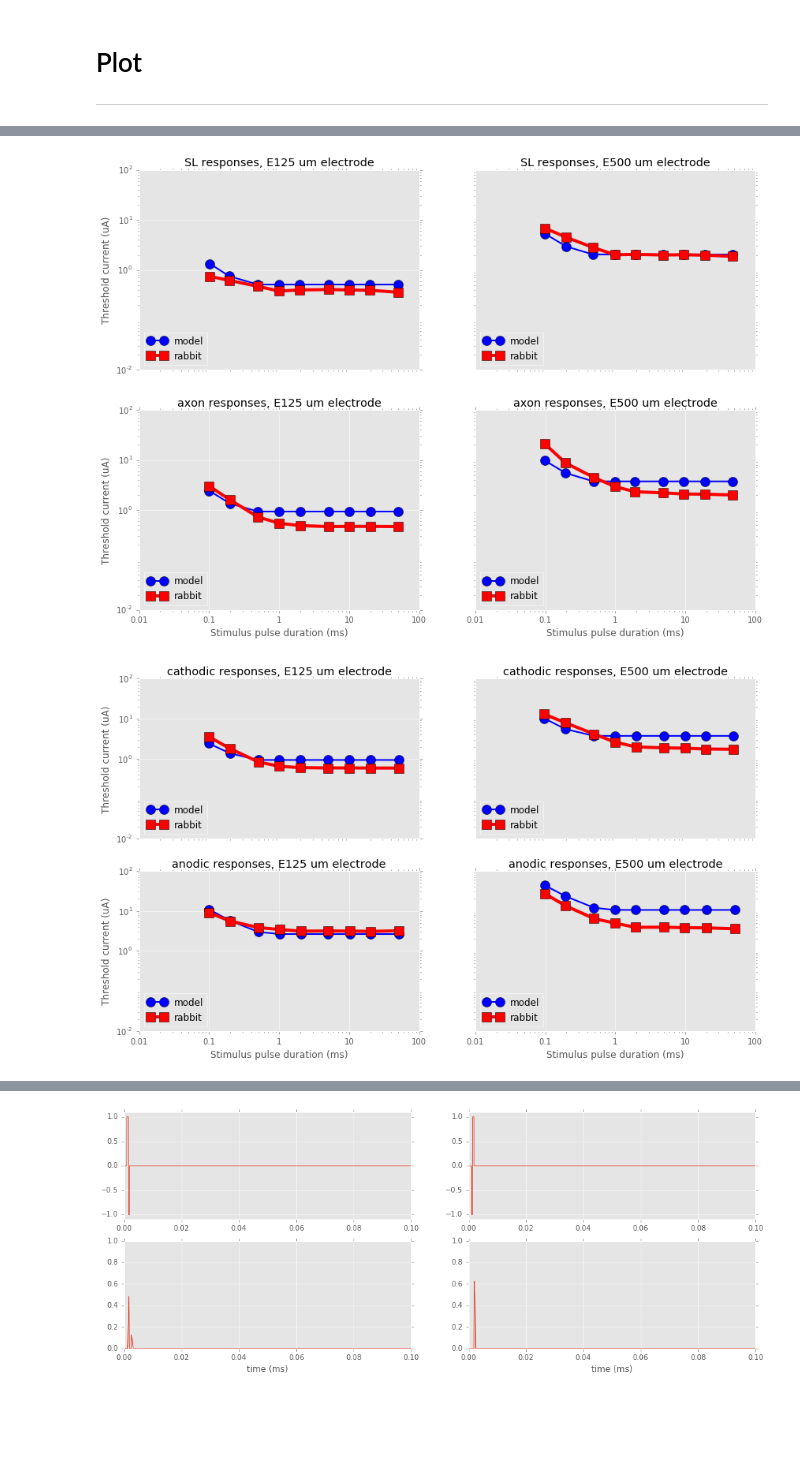
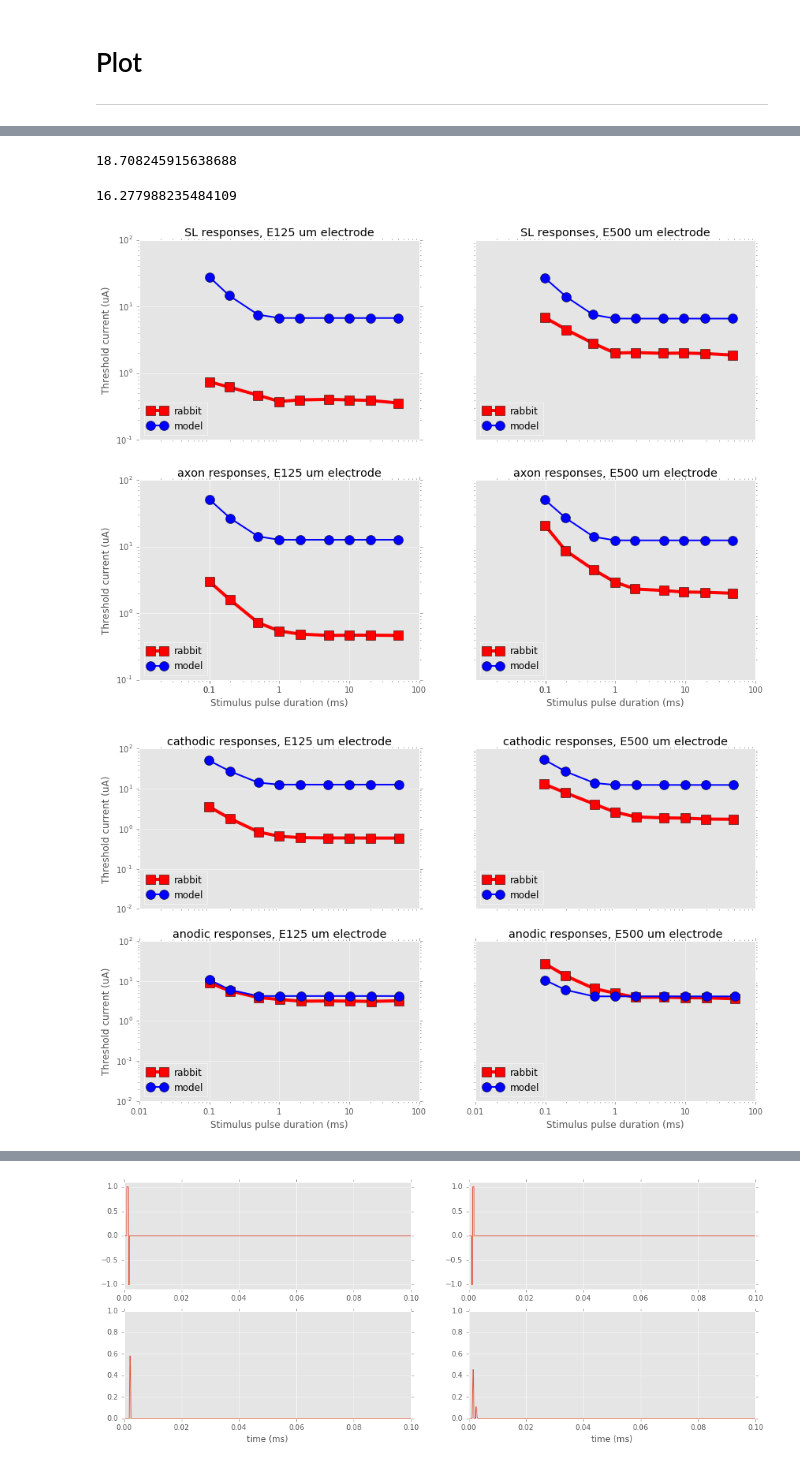
Before and after one commit to mbeyeler/pulse2percept, a Jupyter notebook: examples/notebooks/2.0-fit-SL-axon.ipynb, the cells around one changed output, grey strips where cells are left out. Saved outputs shown, nothing was run; the diff lists cells and outputs as text; code cells hidden in the pictures; blank space fills up the shorter version.

```diff
--- a/examples/notebooks/2.0-fit-SL-axon.ipynb
+++ b/examples/notebooks/2.0-fit-SL-axon.ipynb
@@ -335,7 +274,7 @@ def mse_jensen2005_fig4(x, jensen2005):
     for diam in [125.0, 500.0]:
         ename = 'E%.0f' % diam
         for ptype in ['cathodic', 'anodic']:
-            model = get_model(x, diam)
+            model = get_model(x, diam, 25.0)
             fig4 = run_jensen2005_fig4(model, ptype, jensen2005[ename][ptype][:, 0],
                                       jensen2005[ename][ptype][:, 1])
             mse += np.sum((fig4['resp'] - model['out_th']) ** 2)
@@ -346,7 +299,8 @@ def mse_all(x, jensen2005):
 
     mse += mse_jensen2005_fig3(x, jensen2005)
     mse += mse_jensen2005_fig4(x, jensen2005)
+    mse += mse_jensen2005_fig5(x, jensen2005)
 
-    print('%s: %.9f' % (str([('%.11f' % xx) for xx in x]), mse))
+    print('%s: %.11f' % (str([('%.8f' % xx) for xx in x]), mse))
     return mse
 # %%
@@ -366,10 +328,6 @@ def get_model(x, diam):
 
     return model
 # %%
-# Version where charge accumulation depends on input pulse
-
-# Good starting points:
-# ['14.694249653', '9.769784529', '0.454416381', '0.300000000', '4.675693873']
-res = minimize(mse_all, [1.0, 0.5, 1.0], args=(jensen2005),
-               method='L-BFGS-B', bounds=[(1e-5, 1e5), (1e-5, 1e5), (1e-5, 1e5)])
+res = minimize(mse_all, [1.0, 1.0, 1.0, 1.0, 1.0], args=(jensen2005),
+               method='L-BFGS-B', bounds=[(-1e5, 1e5), (0, 1e5), (0, 1e5), (1e-5, 1e5), (-1e5, 1e5)])
 # %% [output]
@@ -409,3 +363,11 @@ print(res.x)
+# %%
+mse_jensen2005_fig4(res.x, jensen2005)
+# %% [output]
+18.708245915638688
+# %%
+mse_jensen2005_fig5(res.x, jensen2005)
+# %% [output]
+16.277988235484109
 # %%
 def run_jensen2005_fig3_findamp(model, rtype, pdurs):
     # max pulse dur is 100ms
@@ -435,13 +397,8 @@ def run_jensen2005_fig3_findamp(model, rtype, pdurs):
         resp_search = []
         for amp in amp_search:
             stim = get_jensen2005_pt('cathodic', stim_freq, amp, pd, stim_dur, tsample)
-            mov = gcr.model_cascade(stim, isaxon=isaxon)
-            resp_search.append(mov.data.max())
-#             sl_max, ll_max = find_sl_ll(mov, stim, gcr.delay_inl)
-#             if rtype == 'LL':
-#                 resp_search.append(ll_max[1])
-#             else:  # 'SL' or 'axon'
-#                 resp_search.append(sl_max[1])
+            gcr.model_cascade(stim, isaxon=isaxon, radius=model['diam'] / 2.0, height=model['height'])
+            resp_search.append(gcr.r_lin.max())
         amp_match.append(fit_amps(amp_search, resp_search, model['out_th']))
 
     fig3['amp_match'] = np.array(amp_match)
@@ -481,39 +467,39 @@ def run_jensen2005_fig4_findamp(model, ptype, pdurs):
 # %%
 plt.figure(figsize=(14, 10))
 
 subplot = 1
 for rtype in ['SL', 'axon']:
     for diam in [125, 500]:
         ename = 'E%.0f' % diam
-        model = get_model(res.x, diam)
+        model = get_model(res.x, diam, 25.0)
         plt.subplot(2, 2, subplot)
 
-        fig3 = run_jensen2005_fig3_findamp(model, rtype, jensen2005[ename][rtype][:, 0])
+        fig3 = run_jensen2005_fig3_findamp(model, rtype, jensen2005[ename][rtype]['h25'][:, 0])
 
-        plt.loglog(jensen2005[ename][rtype][:, 0], fig3['amp_match'],
+        plt.loglog(jensen2005[ename][rtype]['h25'][:, 0], jensen2005[ename][rtype]['h25'][:, 1],
+                   's-r', linewidth=4, markersize=12, label='rabbit')
+        plt.loglog(jensen2005[ename][rtype]['h25'][:, 0], fig3['amp_match'],
                    'o-b', linewidth=2, markersize=12, label='model')
-        plt.loglog(jensen2005[ename][rtype][:, 0], jensen2005[ename][rtype][:, 1],
-                   's-r', linewidth=4, markersize=12, label='rabbit')
 
         plt.title('%s responses, %s um electrode' % (rtype, ename))
         plt.legend(loc='lower left')
         plt.xlim(0.01 / 1000, 100.0 / 1000)
-        plt.ylim(0.01, 100)
+        plt.ylim(0.1, 100)
         if subplot > 2:
-            plt.xticks(np.array([0.01, 0.1, 1, 10, 100]) / 1000, [0.01, 0.1, 1, 10, 100])
+            plt.xticks(np.array([0.1, 0.1, 1, 10, 100]) / 1000, [0.1, 0.1, 1, 10, 100])
             plt.xlabel('Stimulus pulse duration (ms)')
         else:
             plt.xticks([])
         if (subplot - 1) % 2 == 0:
-            plt.yticks([0.01, 1, 10, 100])
+            plt.yticks([0.1, 1, 10, 100])
             plt.ylabel('Threshold current (uA)')
         else:
             plt.yticks([])
 
         subplot += 1
 plt.savefig('jensen2005_fig3.png')
 # %% [output]
-[figure, old version]
+[figure, new version]
 # %%
 plt.figure(figsize=(14, 8))
 
@@ -521,14 +507,14 @@ subplot = 1
 for ptype in ['cathodic', 'anodic']:
     for diam in [125, 500]:
         ename = 'E%.0f' % diam
-        model = get_model(res.x, diam)
+        model = get_model(res.x, diam, 25.0)
         plt.subplot(2, 2, subplot)
 
         fig4 = run_jensen2005_fig4_findamp(model, ptype, jensen2005[ename][ptype][:, 0])
+        plt.loglog(jensen2005[ename][ptype][:, 0], jensen2005[ename][ptype][:, 1],
+                   's-r', linewidth=4, markersize=12, label='rabbit')
         plt.loglog(jensen2005[ename][ptype][:, 0], fig4['amp_match'],
                    'o-b', linewidth=2, markersize=12, label='model')
-        plt.loglog(jensen2005[ename][ptype][:, 0], jensen2005[ename][ptype][:, 1],
-                   's-r', linewidth=4, markersize=12, label='rabbit')
 
         plt.title('%s responses, %s um electrode' % (ptype, ename))
         plt.legend(loc='lower left')
@@ -540,7 +526,7 @@ for ptype in ['cathodic', 'anodic']:
         else:
             plt.xticks([])
         if (subplot - 1) % 2 == 0:
-            plt.yticks([0.01, 1, 10, 100])
+            plt.yticks([0.01, 0.1, 1, 10, 100])
             plt.ylabel('Threshold current (uA)')
         else:
             plt.yticks([])
@@ -548,4 +534,4 @@ for ptype in ['cathodic', 'anodic']:
         subplot += 1
 plt.savefig('jensen2005_fig4.png')
 # %% [output]
-[figure, old version]
+[figure, new version]
```
Also changed, not shown: parts of 28 cells of this notebook, 8 other files.
